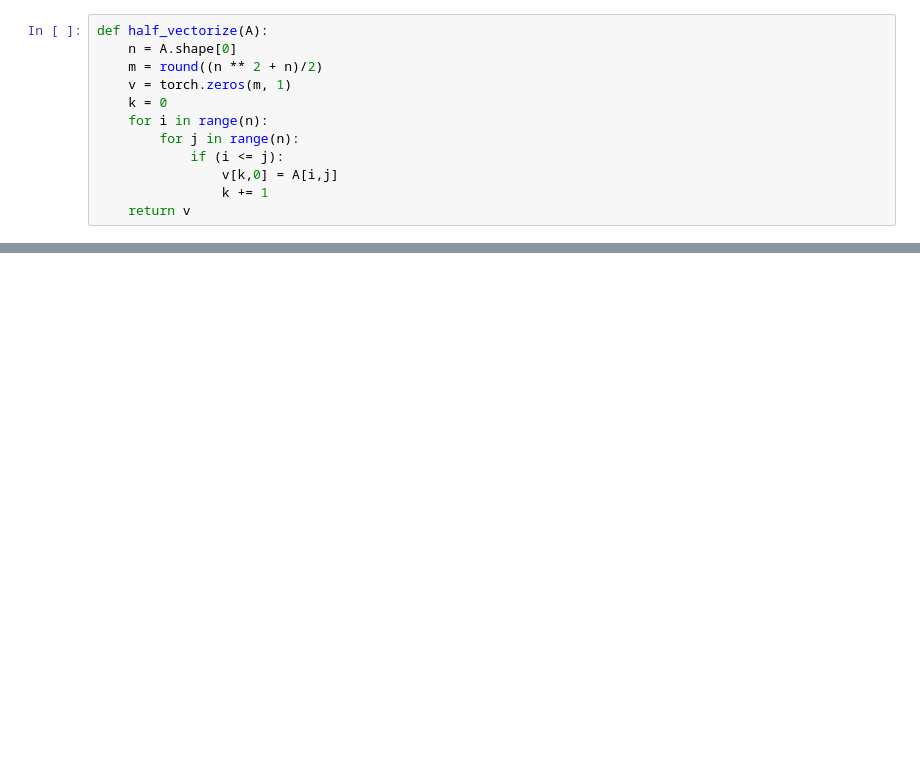
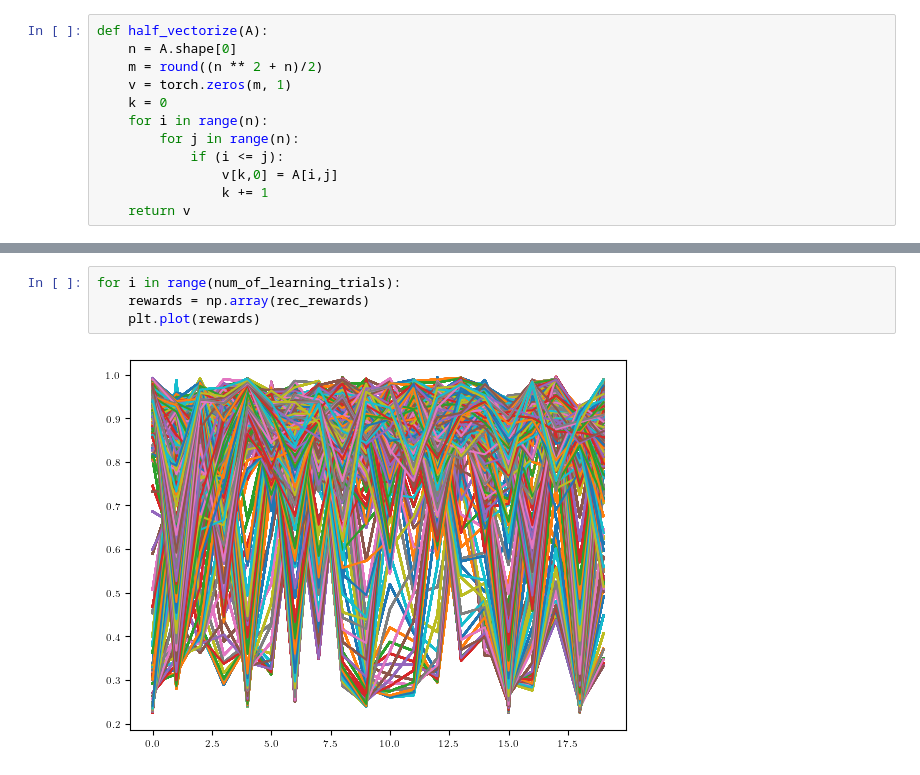
Before and after one commit to msramada/Active-Learning-Reinforcement-Learning, a Jupyter notebook: main.ipynb, the cells around one changed output, grey strips where cells are left out. Saved outputs shown, nothing was run; the diff lists cells and outputs as text; blank space fills up the shorter version.

```diff
--- a/main.ipynb
+++ b/main.ipynb
@@ -117 +153,7 @@ for episode in range(EpisodesNumber):
+# %%
+for i in range(num_of_learning_trials):
+    rewards = np.array(rec_rewards)
+    plt.plot(rewards)
+# %% [output]
+[figure, added]
 # %%
```
Also changed, not shown: parts of 10 cells of this notebook, 17 other files.
